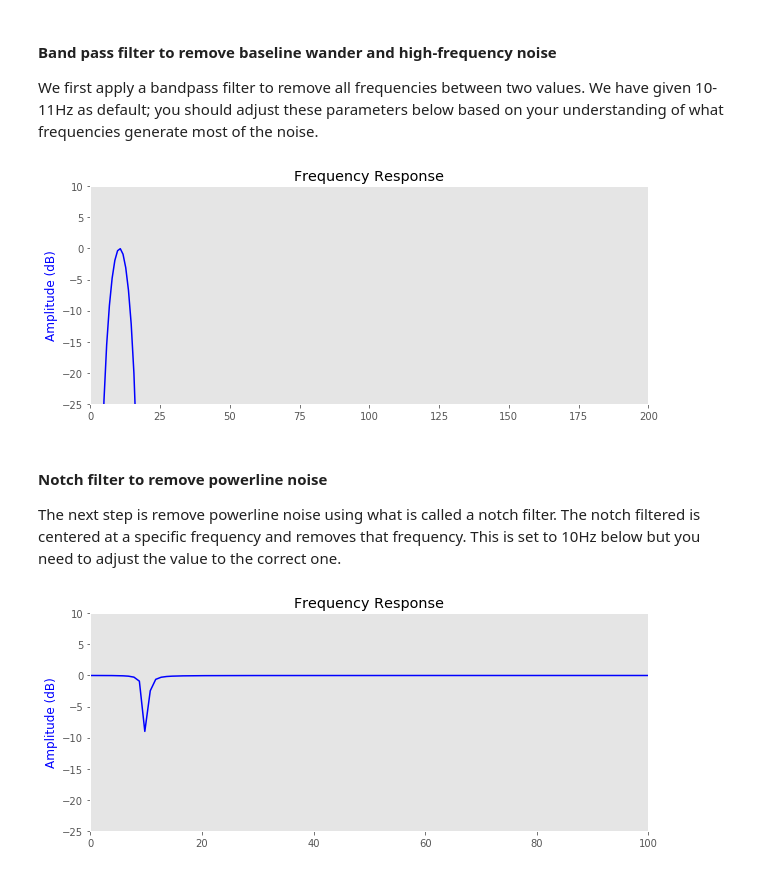
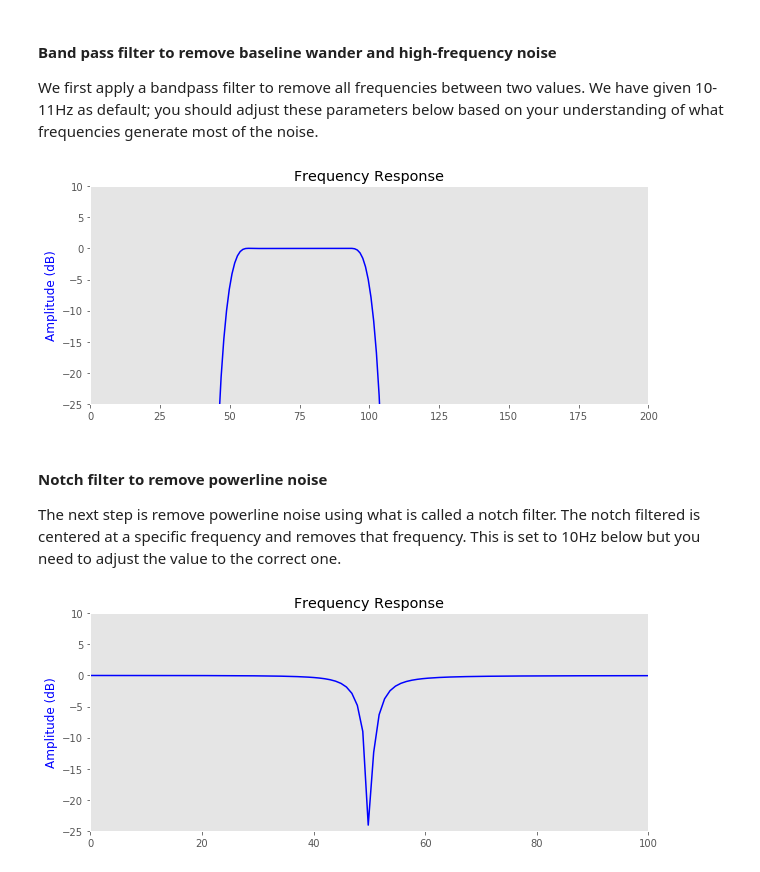
Before and after one commit to abhinavp403/Locomotion_Analysis, a Jupyter notebook: Chapter1-SmoothingFiltering-Assignment.ipynb, the cells around one changed output. Drawn from its saved outputs; the diff is of its cells as text; code cells hidden in the pictures.

```diff
--- a/Chapter1-SmoothingFiltering-Assignment.ipynb
+++ b/Chapter1-SmoothingFiltering-Assignment.ipynb
@@ -159,45 +237,46 @@ We first apply a bandpass filter to remove all frequencies between two values. W
 # %%
 # remove baseline wander caused by breathing
 fs = sampling_rate  # Sample frequency (Hz)
 order = int(0.3 * sampling_rate)
 if order % 2 == 0: order += 1
 
 # the cutoff frequencies for the filter. MODIFY AS NEEDED.
-f1, f2 = 10, 11
+f1, f2 = 50, 100
 
 # remember to normalize the frequencies to nyquist.
 f1 = 2. * f1 / sampling_rate
 f2 = 2. * f2 / sampling_rate
 
 a = np.array([1])
 b = firwin(order,[f1, f2],pass_zero=False)
 
 # Frequency response
 w, h = freqz(b, a)
 # Generate frequency axis
 freq = w*fs/(2*np.pi)
 # Plot
 plt.figure(figsize=(10,4))
 plt.plot(freq, 20*np.log10(abs(h)), color='blue')
 plt.title("Frequency Response")
 plt.ylabel("Amplitude (dB)", color='blue')
 plt.xlim([0, 200])
 plt.ylim([-25, 10])
 plt.grid()
 plt.show()
 # %% [output]
-[figure, old version]
+[figure, new version]
 # %% [markdown]
 #### Notch filter to remove powerline noise
 
 The next step is remove powerline noise using what is called a notch filter. The notch filtered is centered at a specific frequency and removes that frequency. This is set to 10Hz below but you need to adjust the value to the correct one.
 # %%
 fs = sampling_rate  # Sample frequency (Hz)
-f0 = 10.0  # Frequency to be removed from signal (Hz)
+f0 = 50.0  # Frequency to be removed from signal (Hz)
 Q = 8.0  # Quality factor
 w0 = f0/(fs/2)  # Normalized Frequency
 # Design notch filter
 b, a = iirnotch(w0, Q)
+d, c = iirnotch(w0, Q)
 
 # Frequency response
 w, h = freqz(b, a)
@@ -213,7 +292,7 @@ plt.ylim([-25, 10])
 plt.grid()
 plt.show()
 # %% [output]
-[figure, old version]
+[figure, new version]
 # %%
 # First apply the bandpass filter to the signal
 signal = signal - np.mean(signal)
```
Also changed, not shown: parts of 11 cells of this notebook.
